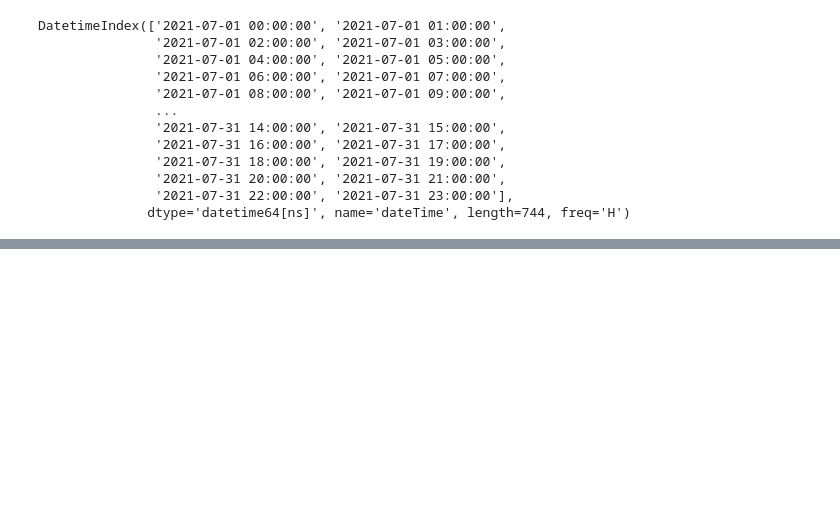
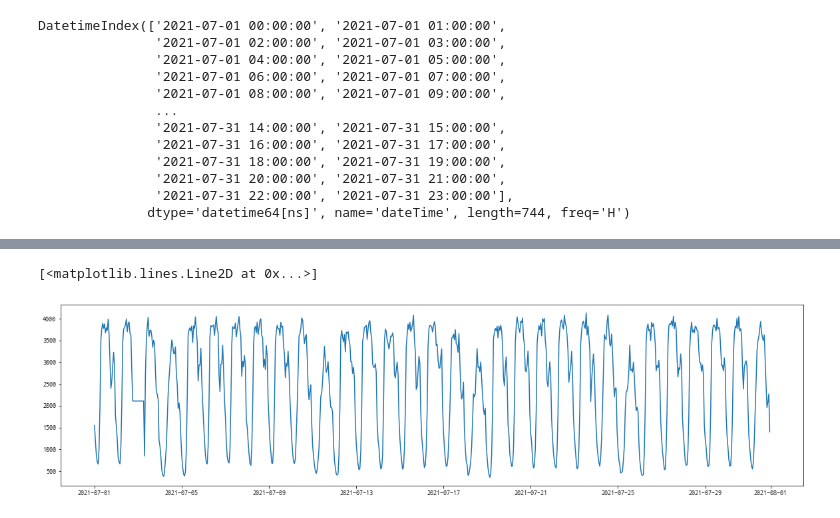
Before and after one commit to jessica8403/TIL, a Jupyter notebook: practice_22_01_10.ipynb, the cells around one changed output, grey strips where cells are left out. Cells and saved outputs as stored; diff of their text form; code cells hidden in the pictures; blank space fills up the shorter version.

```diff
--- a/practice_22_01_10.ipynb
+++ b/practice_22_01_10.ipynb
@@ -138,0 +226,6 @@ DatetimeIndex(['2021-07-01 00:00:00', '2021-07-01 01:00:00',
+# %%
+plt.figure(figsize=(20,5))
+plt.plot(rawData['vol'])
+# %% [output]
+[<matplotlib.lines.Line2D at 0x...>]
+[figure, added]
```
Also changed, not shown: parts of 26 cells of this notebook.
